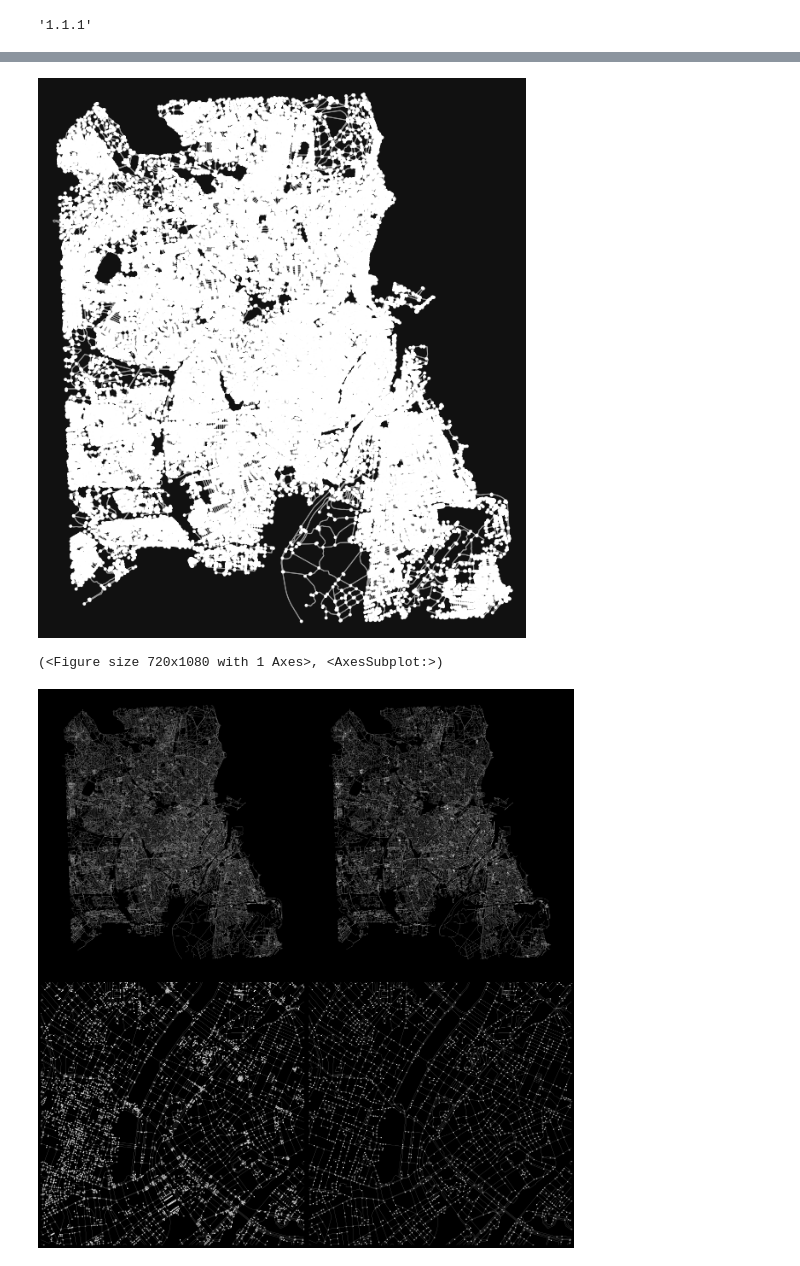
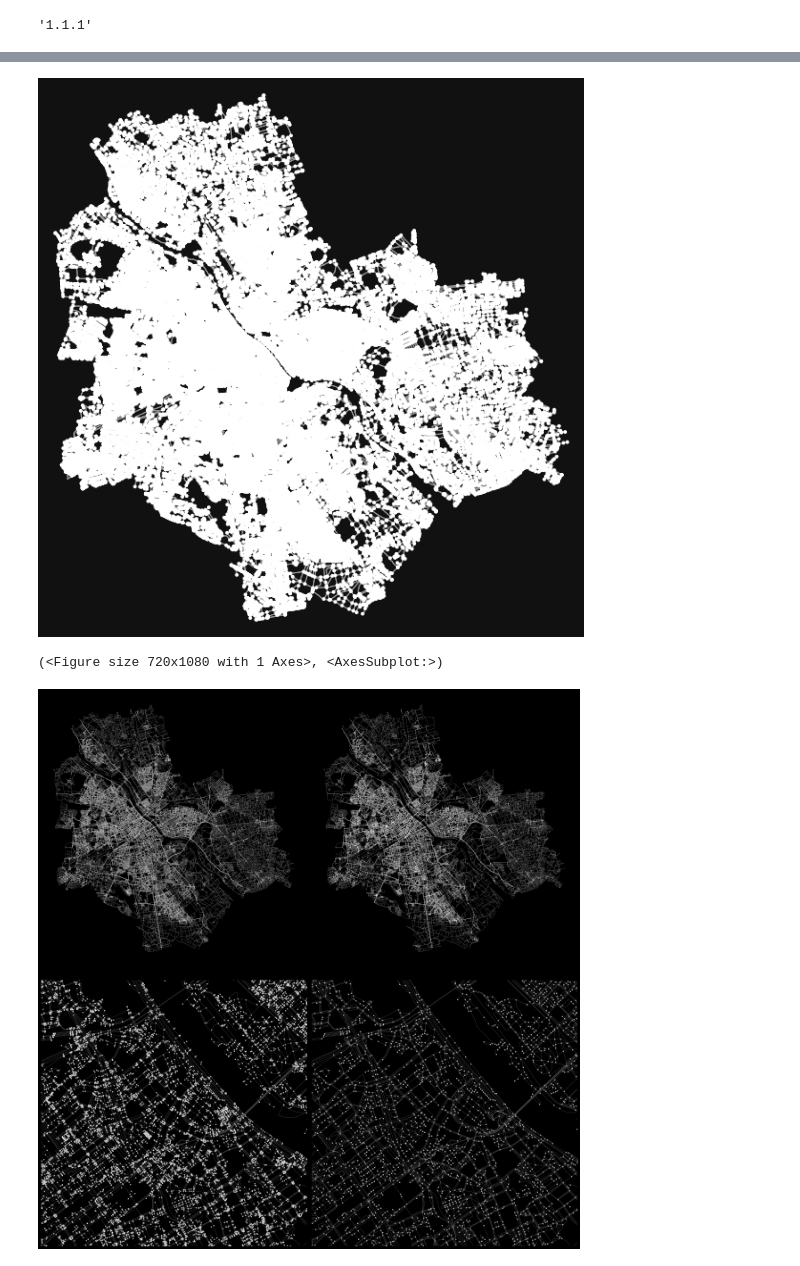
Before and after one commit to eemilhaa/walkability-analysis, a Jupyter notebook: intersection_counts.ipynb, the cells around one changed output, grey strips where cells are left out. Drawn from its saved outputs; the diff is of its cells as text; code cells hidden in the pictures.

Commit message:
warsaw

```diff
--- a/intersection_counts.ipynb
+++ b/intersection_counts.ipynb
@@ -9,5 +9,5 @@ ox.__version__
 # %% [output]
 '1.1.1'
 # %%
-cityname = 'Copenhagen, Denmark'
+cityname = 'Warsaw, Poland'
 # %%
@@ -40,7 +37,7 @@ ax.set_axis_off()
 fig.set_facecolor((0.065,0.065,0.065))
 ox.plot.plot_graph(graph, ax=ax)
 # %% [output]
-[figure, old version]
+[figure, new version]
 (<Figure size 720x1080 with 1 Axes>, <AxesSubplot:>)
 # %%
 # Simplify to get real intersections only
@@ -88,36 +85,38 @@ edges_s.plot(
 
 # Row 2
 edges.plot(
     ax=axs[1][0],
     color=[0.5,0.5,0.5],
     linewidth=0.2
 )
 nodes.plot(
     ax=axs[1][0],
     color=[1,1,1],
     markersize=2
 )
 
 edges_s.plot(
     ax=axs[1][1],
     color=[0.5,0.5,0.5],
     linewidth=0.2
 )
 nodes_s.plot(
     ax=axs[1][1],
     color=[1,1,1],
     markersize=2
 )
 
 # Zoom in row 2
-plt.setp(axs[1][0], xlim=(4481000,4484000), ylim=(3621000,3624000))
-plt.setp(axs[1][1], xlim=(4481000,4484000), ylim=(3621000,3624000))
+#plt.setp(axs[1][0], xlim=(4481000,4484000), ylim=(3621000,3624000))
+#plt.setp(axs[1][1], xlim=(4481000,4484000), ylim=(3621000,3624000))
+plt.setp(axs[1][0], xlim=(5068000,5071000), ylim=(3293000,3296000))
+plt.setp(axs[1][1], xlim=(5068000,5071000), ylim=(3293000,3296000))
 
 # Tight layout
 plt.tight_layout()
 plt.savefig('./docs/graph_comparison.png')
 # %% [output]
-[figure, old version]
+[figure, new version]
 # %%
 # Print info
 print(
```
Also changed, not shown: parts of 6 cells of this notebook, 5 other files.
